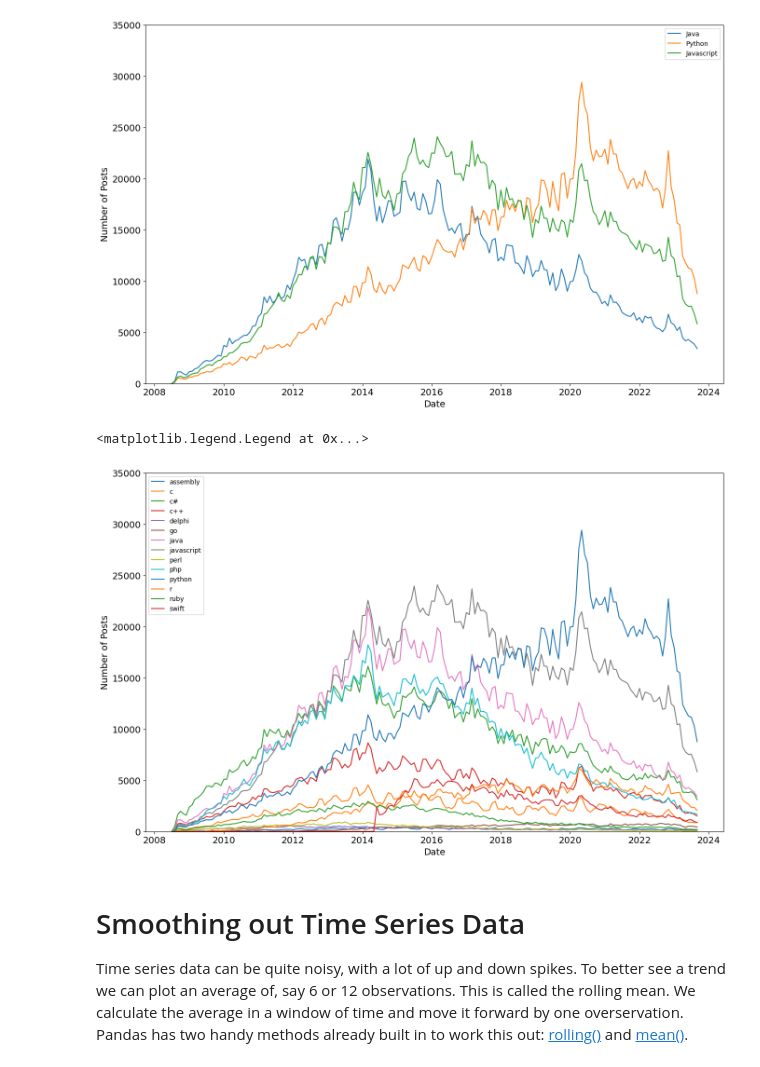
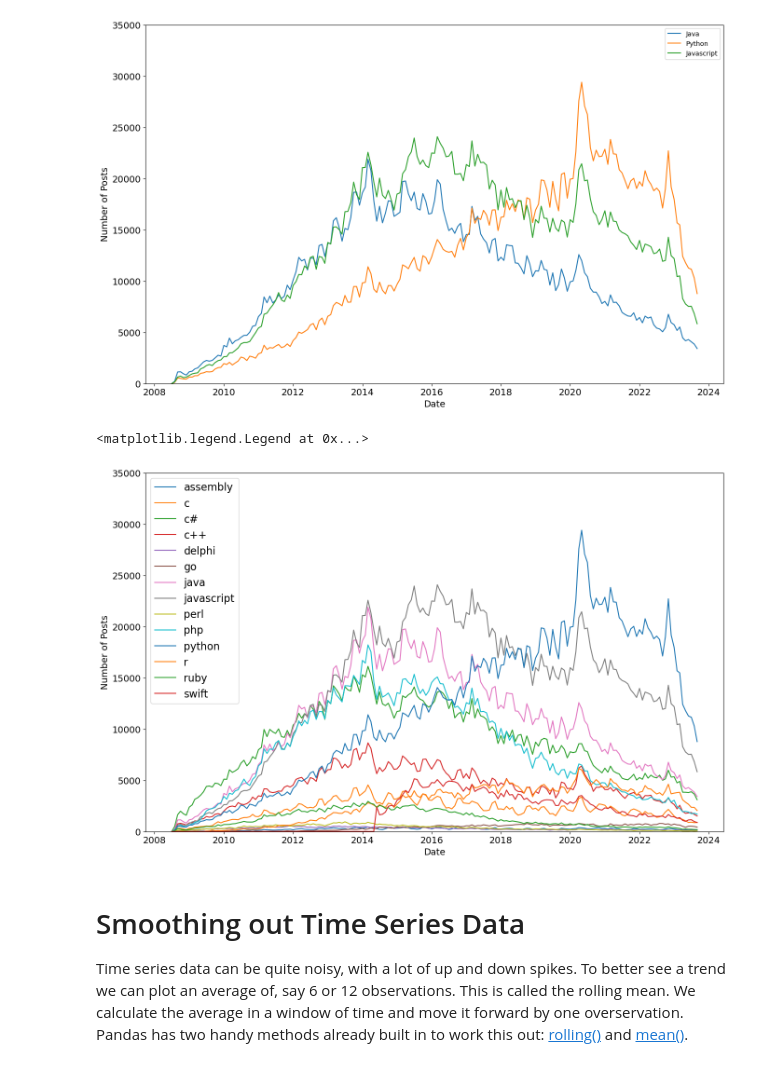
Before and after one commit to nubcoder420/100-Days-of-Code-Python, a Jupyter notebook: Day 72 - Data Visualisation with Matplotlib/Programming_Languages_(start).ipynb, the cells around one changed output. Saved outputs shown, nothing was run; the diff lists cells and outputs as text; code cells hidden in the pictures.

```diff
--- a/Day 72 - Data Visualisation with Matplotlib/Programming_Languages_(start).ipynb
+++ b/Day 72 - Data Visualisation with Matplotlib/Programming_Languages_(start).ipynb
@@ -339,18 +339,18 @@ plt.legend()
 # %%
 plt.figure(figsize=(16, 10))
 plt.xticks(fontsize=14)
 plt.yticks(fontsize=14)
 plt.xlabel('Date', fontsize=14)
 plt.ylabel('Number of Posts', fontsize=14)
 plt.ylim(0, 35000)
 
 for column in reshaped_df.columns:
     plt.plot(reshaped_df.index, reshaped_df[column], label=f'{column}')
 
-plt.legend()
+plt.legend(fontsize=16)
 # %% [output]
 <matplotlib.legend.Legend at 0x...>
-[figure, old version]
+[figure, new version]
 # %% [markdown]
 # Smoothing out Time Series Data
 
```
Also changed, not shown: parts of 3 cells of this notebook.
